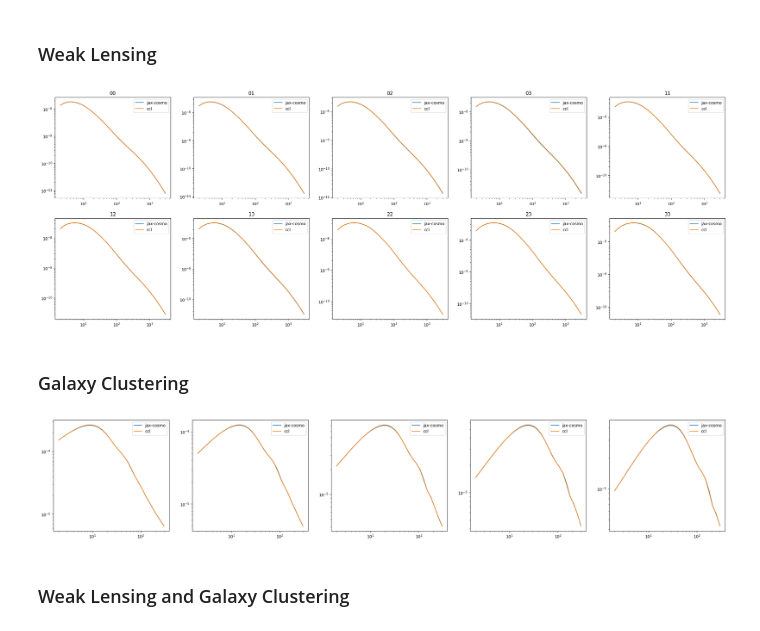
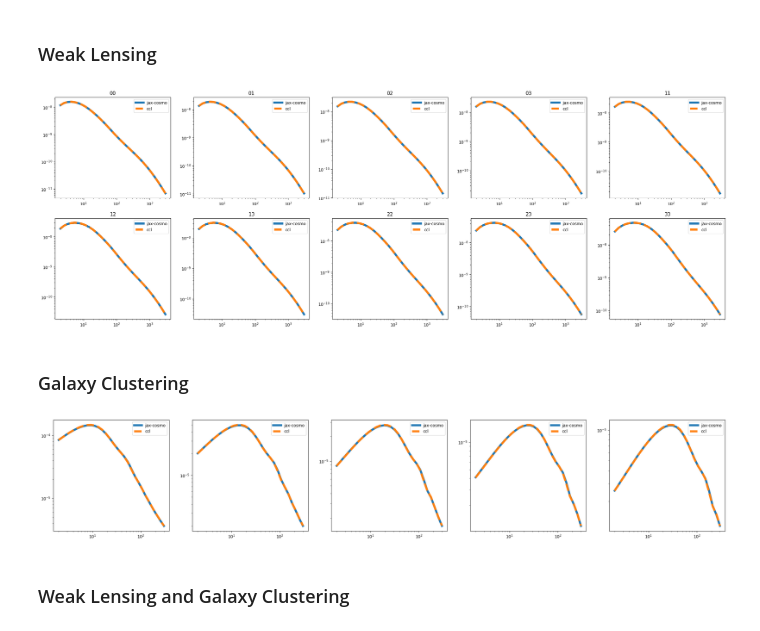
Before and after one commit to Harry45/DESEMU, a Jupyter notebook: notebooks/test-pyccl.ipynb, the cells around one changed output. Drawn from its saved outputs; the diff is of its cells as text; code cells hidden in the pictures.

```diff
--- a/notebooks/test-pyccl.ipynb
+++ b/notebooks/test-pyccl.ipynb
@@ -118,10 +121,10 @@ def get_test_param():
 
     parameter = get_params_vec(
         cosmo,
-        [0.074, 0.186, -0.075, -0.108], # multiplicative
+        [0.0, 0.0, 0.0, 0.0], # [0.074, 0.186, -0.075, -0.108], # multiplicative
         [0.0, 0.0, 0.0, 0.0], # [-0.008, -0.100, -0.0018, -0.0097], # shifts wl
         [0.359, -0.011], # a_ia, eta
-        [1.34, 1.58, 1.60, 1.90, 1.94], # biases
+        [1.0, 1.0, 1.0, 1.0, 1.0], # [1.34, 1.58, 1.60, 1.90, 1.94], # biases
         [0.0, 0.0, 0.0, 0.0, 0.0]#[0.022, -0.0015, 0.02, 0.0097, -0.012], # shifts gc
     )
     return parameter
@@ -145,3 +148,19 @@ saccfile = sacc.Sacc.load_fits("data/cls_DESY1.fits")
 jax_nz_wl = get_nz(saccfile, tracertype="wl")
 jax_nz_gc = get_nz(saccfile, tracertype="gc")
 parameters = get_test_param()
+# %%
+plt.figure(figsize = (12, 4))
+plt.subplot(121)
+plt.title('Weak Lensing')
+for i in range(4):
+    plt.plot(jax_nz_wl[i].params[0], jax_nz_wl[i].params[1])
+plt.ylim(0.0, 4.0)
+plt.xlim(0.0, 2.5)
+
+plt.subplot(122)
+plt.title('Galaxy Clustering')
+for i in range(5):
+    plt.plot(jax_nz_gc[i].params[0], jax_nz_gc[i].params[1])
+plt.ylim(0.0, 9.0)
+plt.xlim(0.0, 1.5)
+plt.show()
@@ -220,8 +283,12 @@ for i in range(nbin_wl):
         A_IA_i = intrinsic_alignment(z_i, a_ia_param, eta_param)
         A_IA_j = intrinsic_alignment(z_j, a_ia_param, eta_param)
 
-        t1 = ccl.WeakLensingTracer(cosmo_ref, dndz=(z_i, nz_i), ia_bias=(z_i, A_IA_i))
-        t2 = ccl.WeakLensingTracer(cosmo_ref, dndz=(z_j, nz_j), ia_bias=(z_j, A_IA_j))
+        t1 = ccl.WeakLensingTracer(cosmo_ref, dndz=(z_i, nz_i), has_shear=True, ia_bias=(z_i, A_IA_i))
+        t2 = ccl.WeakLensingTracer(cosmo_ref, dndz=(z_j, nz_j), has_shear=True, ia_bias=(z_j, A_IA_j))
+
+        # t1 = ccl.WeakLensingTracer(cosmo_cal, dndz=(z_i, nz_i), ia_bias=(z_i, A_IA_i))
+        # t2 = ccl.WeakLensingTracer(cosmo_cal, dndz=(z_j, nz_j), ia_bias=(z_j, A_IA_j))
+
         cl = ccl.angular_cl(cosmo_ref, t1, t2, ells_coarse)  * (1.0 + m_i) * (1.0 + m_j)
         cl_wl_ccl.append(cl)
 # %%
@@ -231,13 +298,13 @@ for i in range(4):
     for j in range(i, 4):
         plt.subplot(2, 5, counter+1)
         plt.title(f'{i}{j}')
-        plt.loglog(ells_coarse, ps_wl[counter], label = 'jax-cosmo')
-        plt.loglog(ells_coarse, cl_wl_ccl[counter], label = 'ccl')
+        plt.loglog(ells_coarse, ps_wl[counter], label = 'jax-cosmo', lw = 5)
+        plt.loglog(ells_coarse, cl_wl_ccl[counter], label = 'ccl', linestyle = '--', lw = 5)
         plt.legend()
         counter += 1
 plt.show()
 # %% [output]
-[figure, old version]
+[figure, new version]
 # %% [markdown]
 ### Galaxy Clustering
 # %%
@@ -252,12 +320,12 @@ for i in range(nbin_gc):
 # %%
 plt.figure(figsize = (30, 5))
 for i in range(nbin_gc):
     plt.subplot(1, nbin_gc, i+1)
-    plt.loglog(ells_coarse_gc, ps_gc[i], label = 'jax-cosmo')
-    plt.loglog(ells_coarse_gc, cl_gc_ccl[i], label = 'ccl')
+    plt.loglog(ells_coarse_gc, ps_gc[i], label = 'jax-cosmo', lw = 5)
+    plt.loglog(ells_coarse_gc, cl_gc_ccl[i], label = 'ccl', linestyle = '--', lw = 5)
     plt.legend()
 plt.show()
 # %% [output]
-[figure, old version]
+[figure, new version]
 # %% [markdown]
 ### Weak Lensing and Galaxy Clustering
```
Also changed, not shown: parts of 14 cells of this notebook, 2 other files.
